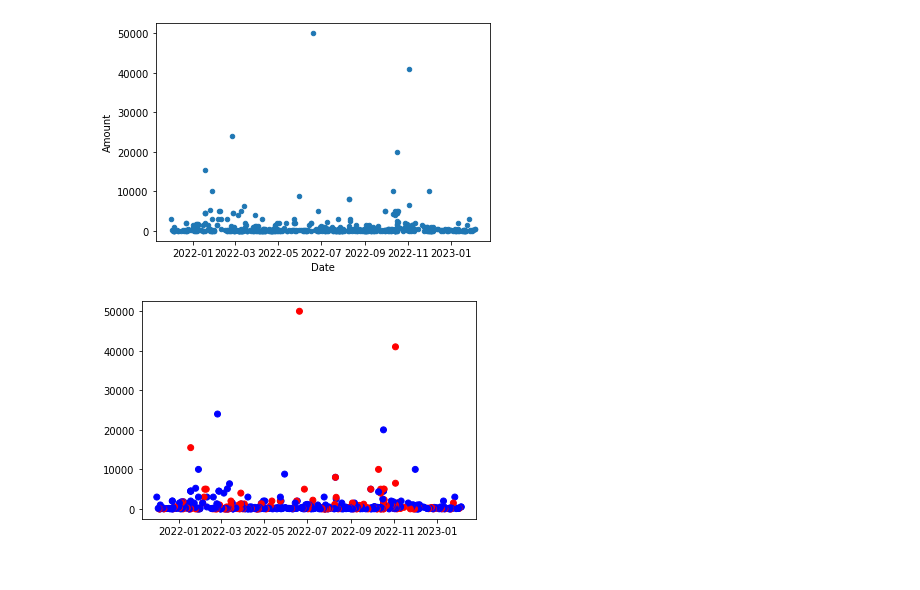
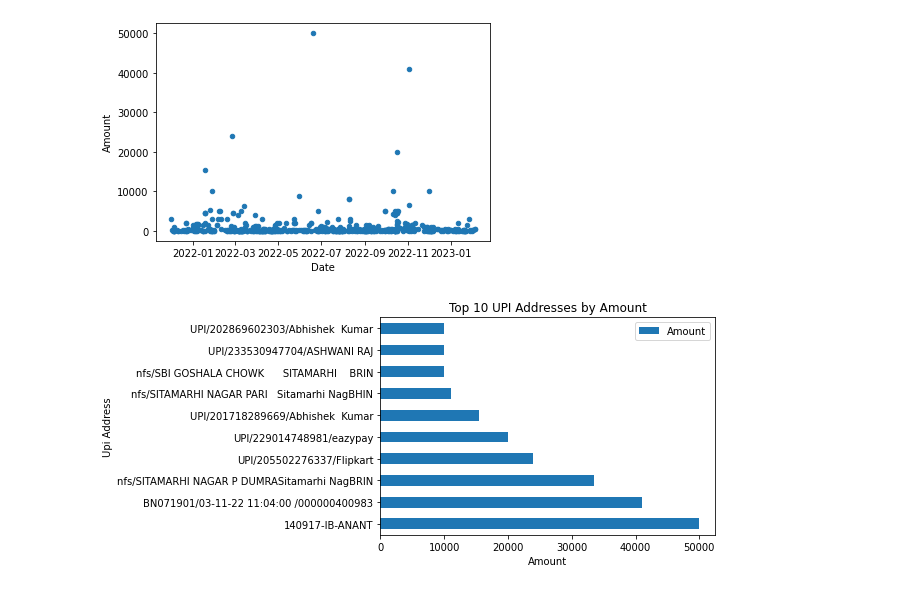
Before and after one commit to Ashwaniraj679/I-m-still-learning, a Jupyter notebook: My_bank_statement.ipynb, the cells around one changed output. Cells and saved outputs as stored; diff of their text form; code cells hidden in the pictures.

```diff
--- a/My_bank_statement.ipynb
+++ b/My_bank_statement.ipynb
@@ -134,13 +146,13 @@ df.plot(kind='scatter', x='Date', y='Amount')
 plt.show()
 # %% [output]
 [figure]
-# %%
-# Set the color based on the Type column
-color_map = {'Cr':'red', 'Dr':'blue'}
-colors = df['Type'].map(lambda x: color_map[x])
-
-# Create the scatterplot
-plt.scatter(x=df['Date'], y=df['Amount'], c=colors)
-plt.show()
-# %% [output]
-[figure, old version]
+# %%
+df_grouped = df.groupby('Description').sum().sort_values('Amount',ascending=False)
+df_grouped = df_grouped.head(10)
+df_grouped.plot(kind='barh', y='Amount')
+plt.xlabel('Amount')
+plt.ylabel('Upi Address')
+plt.title('Top 10 UPI Addresses by Amount')
+plt.show()
+# %% [output]
+[figure, added]
```
Also changed, not shown: parts of 9 cells of this notebook, 1 other file.
